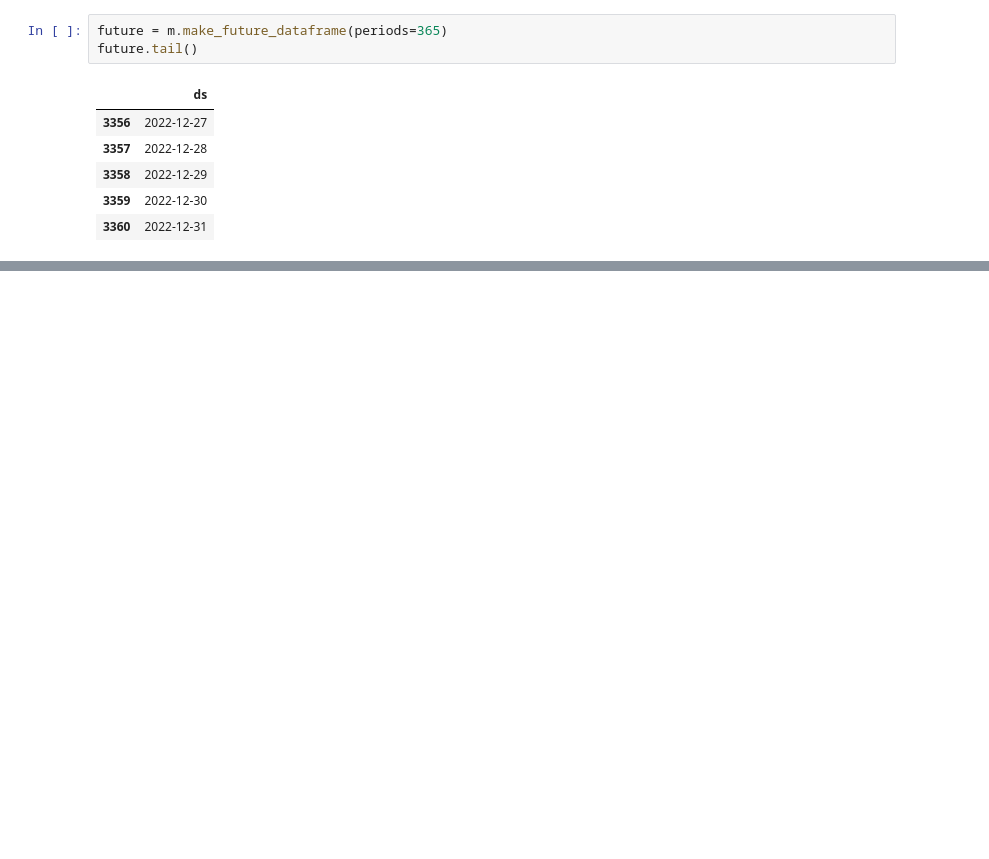
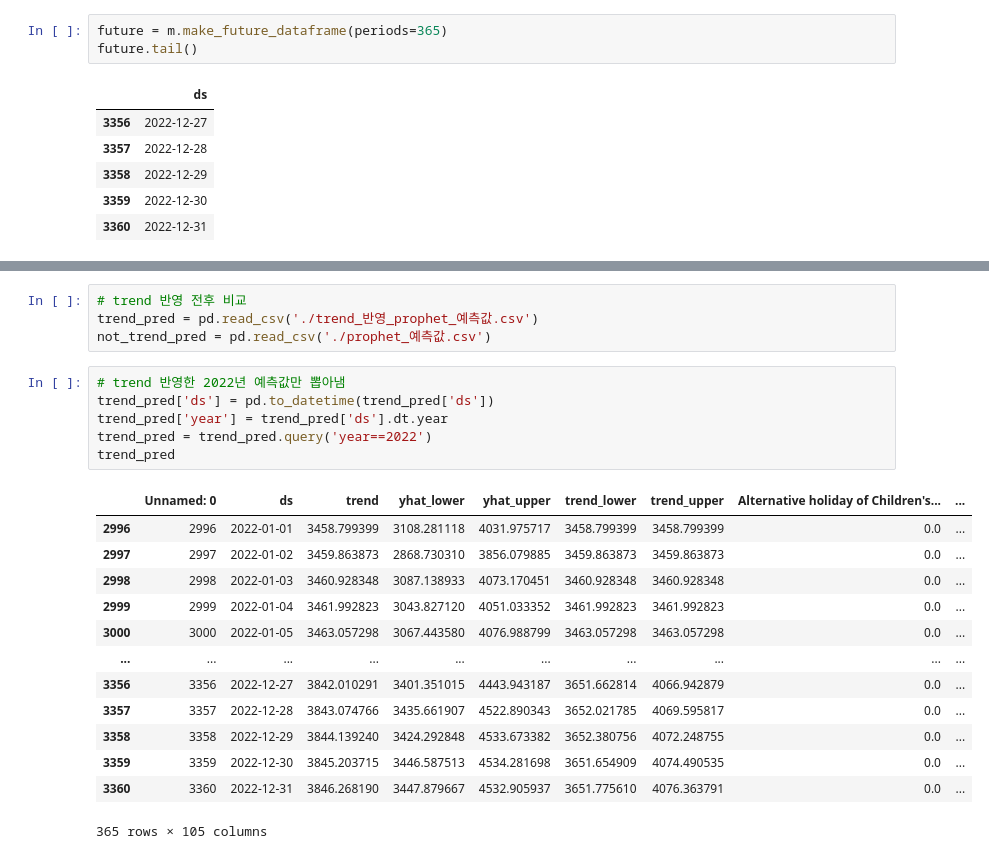
Before and after one commit to fin-special/chicken_price_prediction, a Jupyter notebook: 데이터시각화/hyebin.ipynb, the cells around one changed output, grey strips where cells are left out. Cells and saved outputs as stored; diff of their text form; blank space fills up the shorter version.

```diff
--- a/데이터시각화/hyebin.ipynb
+++ b/데이터시각화/hyebin.ipynb
@@ -1442,0 +1565,24 @@ a = plot_yearly(m)
+# %%
+# trend 반영 전후 비교
+trend_pred = pd.read_csv('./trend_반영_prophet_예측값.csv')
+not_trend_pred = pd.read_csv('./prophet_예측값.csv')
+# %%
+# trend 반영한 2022년 예측값만 뽑아냄
+trend_pred['ds'] = pd.to_datetime(trend_pred['ds'])
+trend_pred['year'] = trend_pred['ds'].dt.year
+trend_pred = trend_pred.query('year==2022')
+trend_pred
+# %% [output]
+|  | Unnamed: 0 | ds | trend | yhat_lower | yhat_upper | trend_lower | trend_upper | Alternative holiday of Children's... | ... |
+| 2996 | 2996 | 2022-01-01 | 3458.799399 | 3108.281118 | 4031.975717 | 3458.799399 | 3458.799399 | 0.0 | ... |
+| 2997 | 2997 | 2022-01-02 | 3459.863873 | 2868.730310 | 3856.079885 | 3459.863873 | 3459.863873 | 0.0 | ... |
+| 2998 | 2998 | 2022-01-03 | 3460.928348 | 3087.138933 | 4073.170451 | 3460.928348 | 3460.928348 | 0.0 | ... |
+| 2999 | 2999 | 2022-01-04 | 3461.992823 | 3043.827120 | 4051.033352 | 3461.992823 | 3461.992823 | 0.0 | ... |
+| 3000 | 3000 | 2022-01-05 | 3463.057298 | 3067.443580 | 4076.988799 | 3463.057298 | 3463.057298 | 0.0 | ... |
+| ... | ... | ... | ... | ... | ... | ... | ... | ... | ... |
+| 3356 | 3356 | 2022-12-27 | 3842.010291 | 3401.351015 | 4443.943187 | 3651.662814 | 4066.942879 | 0.0 | ... |
+| 3357 | 3357 | 2022-12-28 | 3843.074766 | 3435.661907 | 4522.890343 | 3652.021785 | 4069.595817 | 0.0 | ... |
+| 3358 | 3358 | 2022-12-29 | 3844.139240 | 3424.292848 | 4533.673382 | 3652.380756 | 4072.248755 | 0.0 | ... |
+| 3359 | 3359 | 2022-12-30 | 3845.203715 | 3446.587513 | 4534.281698 | 3651.654909 | 4074.490535 | 0.0 | ... |
+| 3360 | 3360 | 2022-12-31 | 3846.268190 | 3447.879667 | 4532.905937 | 3651.775610 | 4076.363791 | 0.0 | ... |
+365 rows × 105 columns
```
Also changed, not shown: parts of 67 cells of this notebook, 2 other files.
